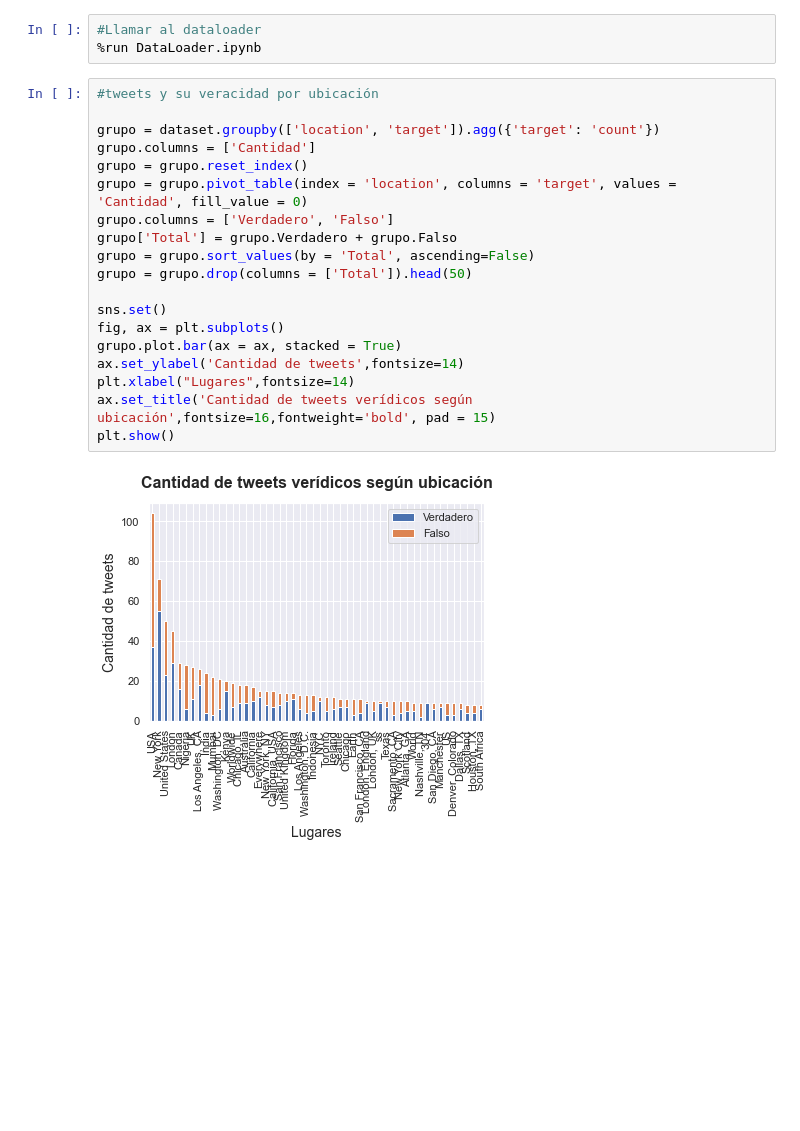
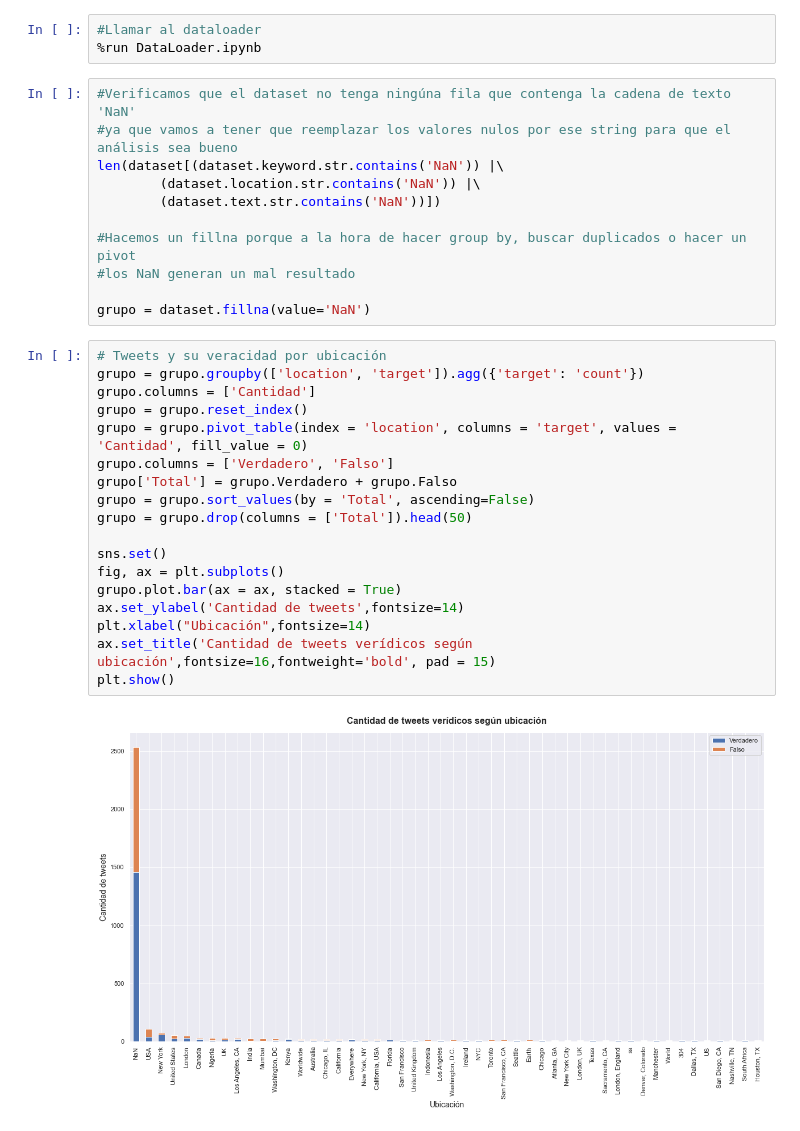
Before and after one commit to tporganizaciondedatos1c2020/TP1, a Jupyter notebook: AnalisisDeTweetsPorUbicacionyVeracidad.ipynb, the cells around one changed output. Saved outputs shown, nothing was run; the diff lists cells and outputs as text; blank space fills up the shorter version.

Commit message:
Cambios en los gráficos y corrección de nulos para el análisis correcto

```diff
--- a/AnalisisDeTweetsPorUbicacionyVeracidad.ipynb
+++ b/AnalisisDeTweetsPorUbicacionyVeracidad.ipynb
@@ -1,24 +1,34 @@
 # %%
 #Llamar al dataloader
 %run DataLoader.ipynb
+# %%
+#Verificamos que el dataset no tenga ningúna fila que contenga la cadena de texto 'NaN'
+#ya que vamos a tener que reemplazar los valores nulos por ese string para que el análisis sea bueno
+len(dataset[(dataset.keyword.str.contains('NaN')) |\
+        (dataset.location.str.contains('NaN')) |\
+        (dataset.text.str.contains('NaN'))])
+
+#Hacemos un fillna porque a la hora de hacer group by, buscar duplicados o hacer un pivot
+#los NaN generan un mal resultado
+
+grupo = dataset.fillna(value='NaN')
 # %%
-#tweets y su veracidad por ubicación
-
-grupo = dataset.groupby(['location', 'target']).agg({'target': 'count'})
+# Tweets y su veracidad por ubicación
+grupo = grupo.groupby(['location', 'target']).agg({'target': 'count'})
 grupo.columns = ['Cantidad']
 grupo = grupo.reset_index()
 grupo = grupo.pivot_table(index = 'location', columns = 'target', values = 'Cantidad', fill_value = 0)
 grupo.columns = ['Verdadero', 'Falso']
 grupo['Total'] = grupo.Verdadero + grupo.Falso
 grupo = grupo.sort_values(by = 'Total', ascending=False)
 grupo = grupo.drop(columns = ['Total']).head(50)
 
 sns.set()
 fig, ax = plt.subplots()
 grupo.plot.bar(ax = ax, stacked = True)
 ax.set_ylabel('Cantidad de tweets',fontsize=14)
-plt.xlabel("Lugares",fontsize=14)
+plt.xlabel("Ubicación",fontsize=14)
 ax.set_title('Cantidad de tweets verídicos según ubicación',fontsize=16,fontweight='bold', pad = 15)
 plt.show()
 # %% [output]
-[figure, old version]
+[figure, new version]
```
Also changed, not shown: parts of 1 cell of this notebook, 3 other files.
